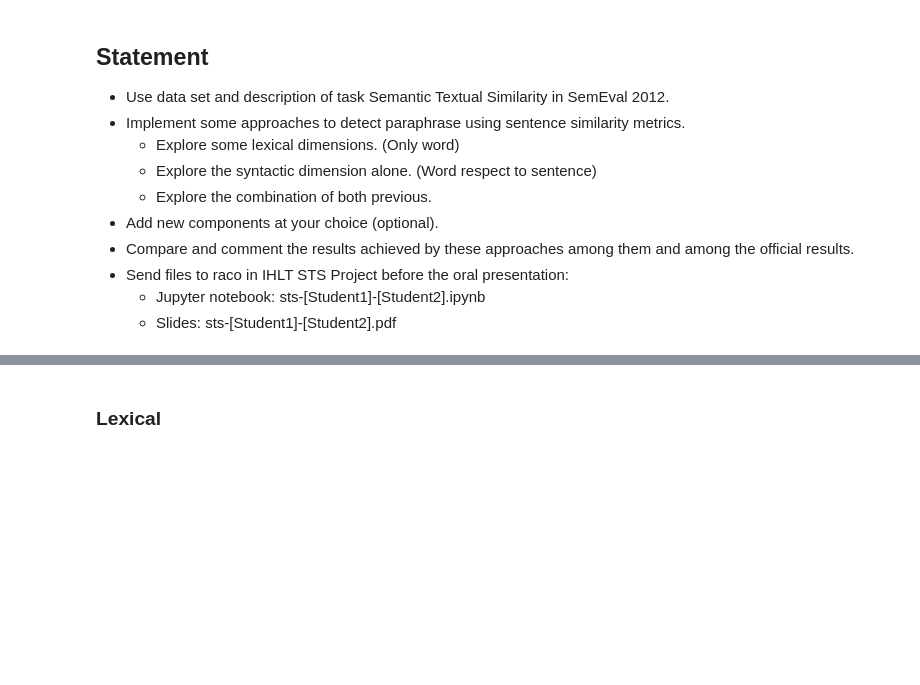
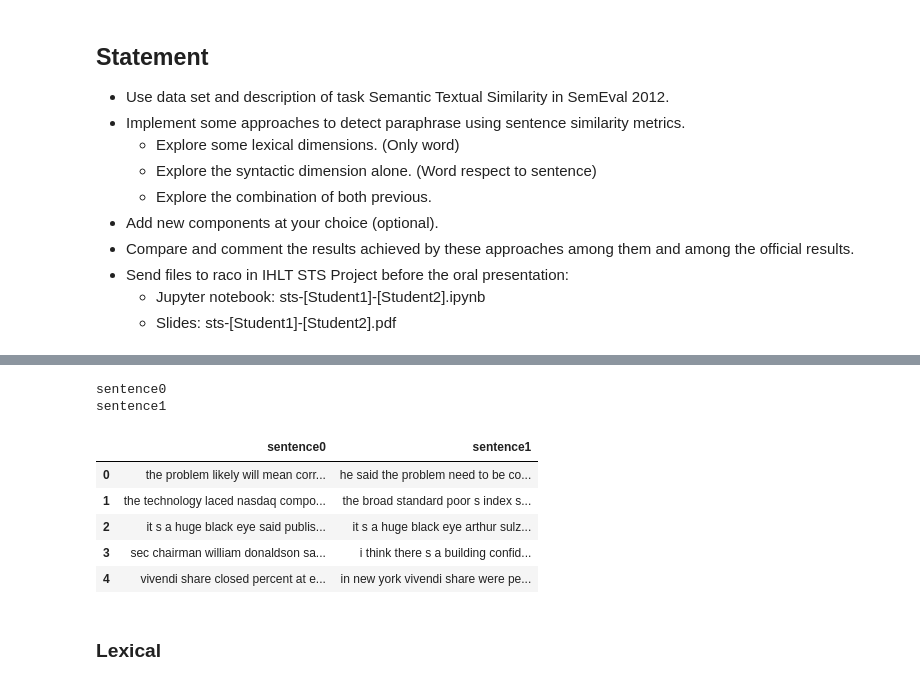
Before and after one commit to RaquelLeandra/mai_ihlt, a Jupyter notebook: project/project.ipynb, the cells around one changed output, grey strips where cells are left out. Cells and saved outputs as stored; diff of their text form; code cells hidden in the pictures; blank space fills up the shorter version.

```diff
--- a/project/project.ipynb
+++ b/project/project.ipynb
@@ -70,3 +99,15 @@ sentence1
+# %%
+test_df = preprocessing(test_df)
+test_df.head()
+# %% [output]
+sentence0
+sentence1
+|  | sentence0 | sentence1 |
+| 0 | the problem likely will mean corr... | he said the problem need to be co... |
+| 1 | the technology laced nasdaq compo... | the broad standard poor s index s... |
+| 2 | it s a huge black eye said publis... | it s a huge black eye arthur sulz... |
+| 3 | sec chairman william donaldson sa... | i think there s a building confid... |
+| 4 | vivendi share closed percent at e... | in new york vivendi share were pe... |
 # %% [markdown]
 ### Lexical
 # %%
```
Also changed, not shown: parts of 18 cells of this notebook.
